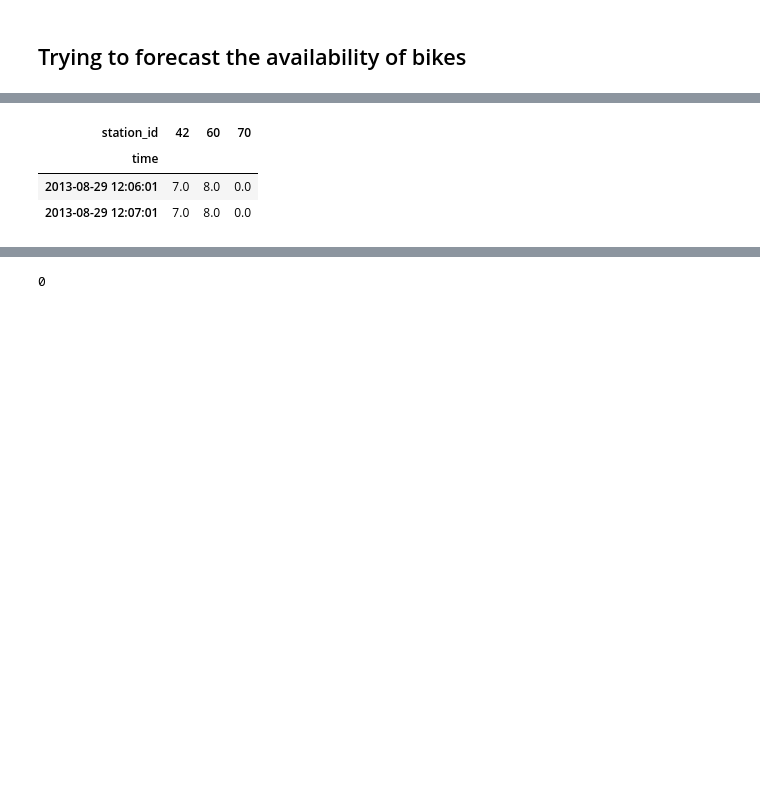
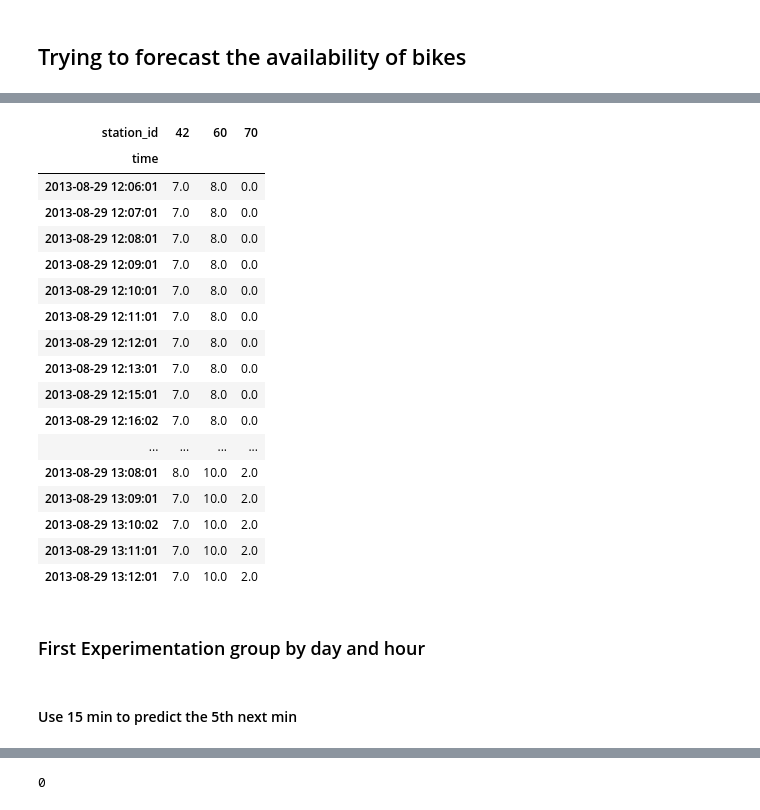
Before and after one commit to Desmoniak/Simple_Federated_Learning, a Jupyter notebook: NoteBooks/Bike/Multivariate/Centralized_Version/LSTM_forecasting_on_bike_availability_3_stations.ipynb, the cells around one changed output, grey strips where cells are left out. Saved outputs shown, nothing was run; the diff lists cells and outputs as text; code cells hidden in the pictures; blank space fills up the shorter version.

```diff
--- a/NoteBooks/Bike/Multivariate/Centralized_Version/LSTM_forecasting_on_bike_availability_3_stations.ipynb
+++ b/NoteBooks/Bike/Multivariate/Centralized_Version/LSTM_forecasting_on_bike_availability_3_stations.ipynb
@@ -8,5 +8,5 @@ from torch.utils.data import Dataset
 import torch
 # %%
 # https://www.kaggle.com/datasets/benhamner/sf-bay-area-bike-share?select=status.csv
-dataset_station_statut = pd.read_csv("../../../Bike_Data/status.csv")
-dataset_station = pd.read_csv("../../../Bike_Data/station.csv")
+dataset_station_statut = pd.read_csv("../../../../Bike_Data/status.csv")
+dataset_station = pd.read_csv("../../../../Bike_Data/station.csv")
@@ -331,8 +377,26 @@ pivoted_df_station_id = dataset_station_id_transform.pivot_table(index='time', c
 # %%
-pivoted_df_station_id.head(2)
+pivoted_df_station_id.head(60)
 # %% [output]
 | station_id | 42 | 60 | 70 |
 | time |  |  |  |
 | 2013-08-29 12:06:01 | 7.0 | 8.0 | 0.0 |
 | 2013-08-29 12:07:01 | 7.0 | 8.0 | 0.0 |
+| 2013-08-29 12:08:01 | 7.0 | 8.0 | 0.0 |
+| 2013-08-29 12:09:01 | 7.0 | 8.0 | 0.0 |
+| 2013-08-29 12:10:01 | 7.0 | 8.0 | 0.0 |
+| 2013-08-29 12:11:01 | 7.0 | 8.0 | 0.0 |
+| 2013-08-29 12:12:01 | 7.0 | 8.0 | 0.0 |
+| 2013-08-29 12:13:01 | 7.0 | 8.0 | 0.0 |
+| 2013-08-29 12:15:01 | 7.0 | 8.0 | 0.0 |
+| 2013-08-29 12:16:02 | 7.0 | 8.0 | 0.0 |
+| ... | ... | ... | ... |
+| 2013-08-29 13:08:01 | 8.0 | 10.0 | 2.0 |
+| 2013-08-29 13:09:01 | 7.0 | 10.0 | 2.0 |
+| 2013-08-29 13:10:02 | 7.0 | 10.0 | 2.0 |
+| 2013-08-29 13:11:01 | 7.0 | 10.0 | 2.0 |
+| 2013-08-29 13:12:01 | 7.0 | 10.0 | 2.0 |
+# %% [markdown]
+### First Experimentation group by day and hour
+# %% [markdown]
+#### Use 15 min to predict the 5th next min
 # %%
```
Also changed, not shown: parts of 18 cells of this notebook.
